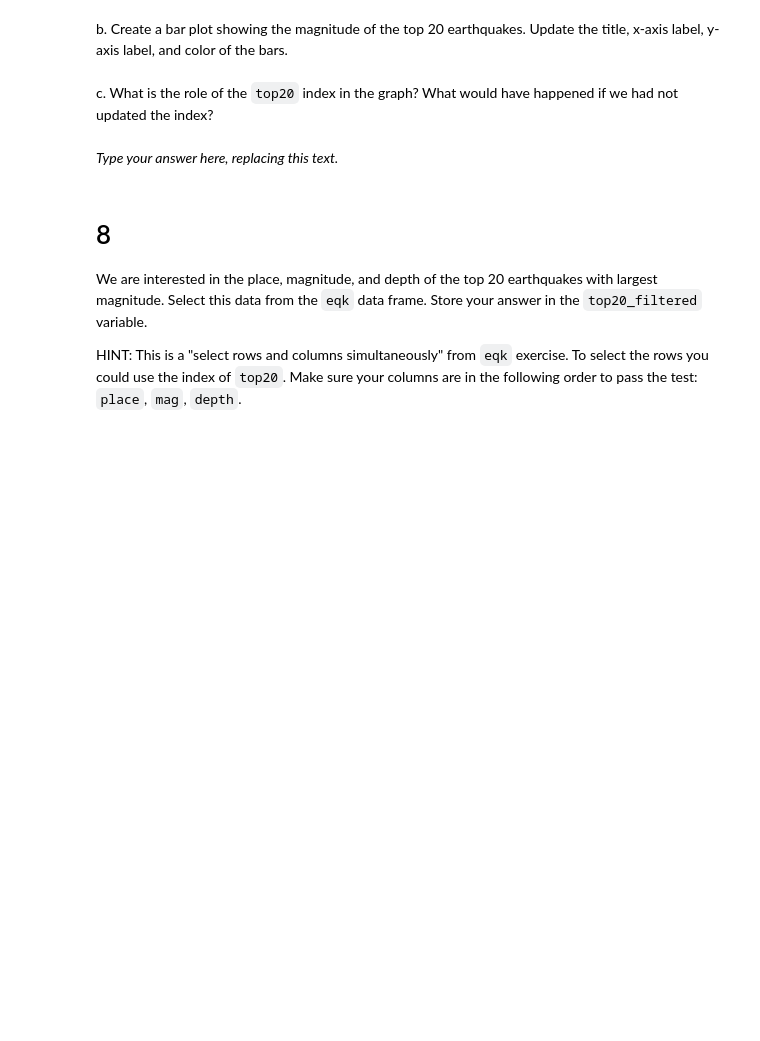
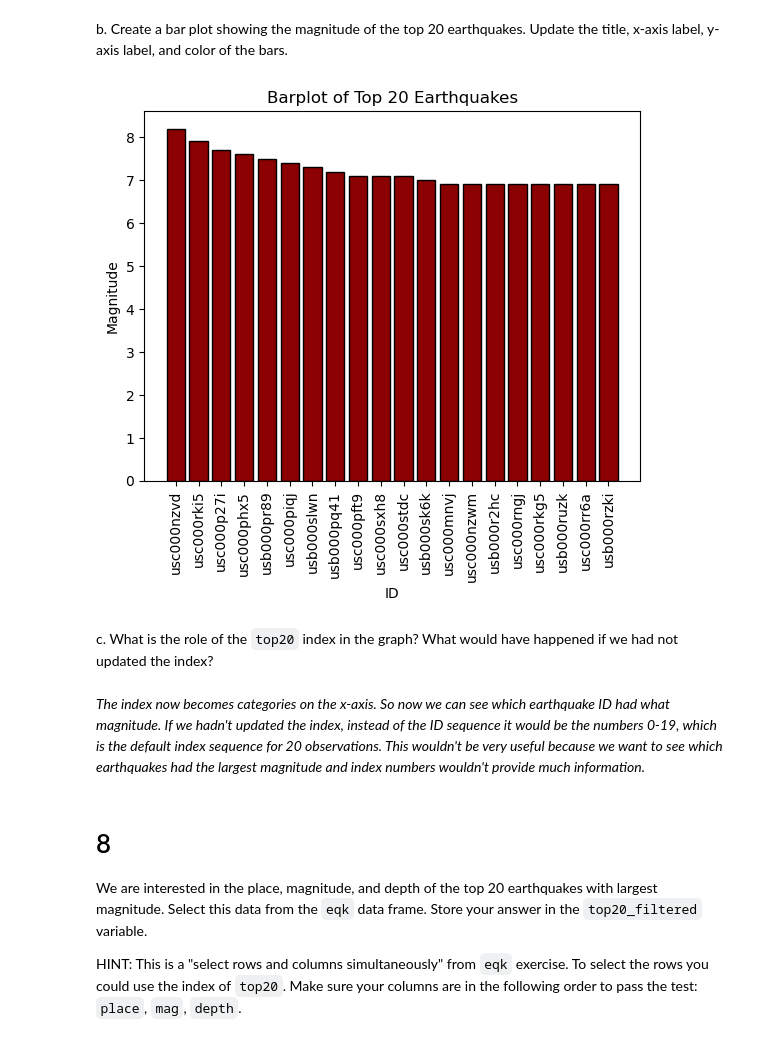
Before and after one commit to kailani-boop/eds220-hwk1-kailani, a Jupyter notebook: task3/hwk1-task3-earthquakes.ipynb, the cells around one changed output. Saved outputs shown, nothing was run; the diff lists cells and outputs as text; code cells hidden in the pictures; blank space fills up the shorter version.

```diff
--- a/task3/hwk1-task3-earthquakes.ipynb
+++ b/task3/hwk1-task3-earthquakes.ipynb
@@ -191,3 +215,7 @@ top20 = ...
+# %%
+# New variable of the top 20 earthquakes with the largest magnitude
+# Only keeps the index (id) and the 'mag' column
+top20 = eqk.nlargest(20, columns = 'mag')[['mag']]
 # %%
 # View the dataframe
 top20
@@ -197,14 +246,31 @@ grader.check("q7_a")
 <!-- BEGIN QUESTION -->
 
 b. Create a bar plot showing the magnitude of the top 20 earthquakes. Update the title, x-axis label, y-axis label, and color of the bars.
+# %%
+# Making a barplot of the top 20 earthquakes
+# X is now the ID of the earthquake, which is also now the index of eqk dataframe
+# Height is the magnitude, color was changed
+plt.bar(data = top20, x = top20.index, height = 'mag', color = 'darkred', edgecolor = 'black')
+
+# Adding a title
+plt.title('Barplot of Top 20 Earthquakes')
+
+# Adding a x and y intercept label
+plt.xlabel('ID')
+plt.ylabel('Magnitude')
+
+# Rotating the ID's so they're readable
+plt.tick_params(axis='x', labelrotation=90)
+# %% [output]
+[figure, added]
 # %% [markdown]
 <!-- END QUESTION -->
 
 <!-- BEGIN QUESTION -->
 
 c. What is the role of the `top20` index in the graph? What would have happened if we had not updated the index?
-# %% [markdown]
-_Type your answer here, replacing this text._
+# %% [markdown]
+_The index now becomes categories on the x-axis. So now we can see which earthquake ID had what magnitude. If we hadn't updated the index, instead of the ID sequence it would be the numbers 0-19, which is the default index sequence for 20 observations. This wouldn't be very useful because we want to see which earthquakes had the largest magnitude and index numbers wouldn't provide much information._
 # %% [markdown]
 <!-- END QUESTION -->
 
```
Also changed, not shown: parts of 7 cells of this notebook.
